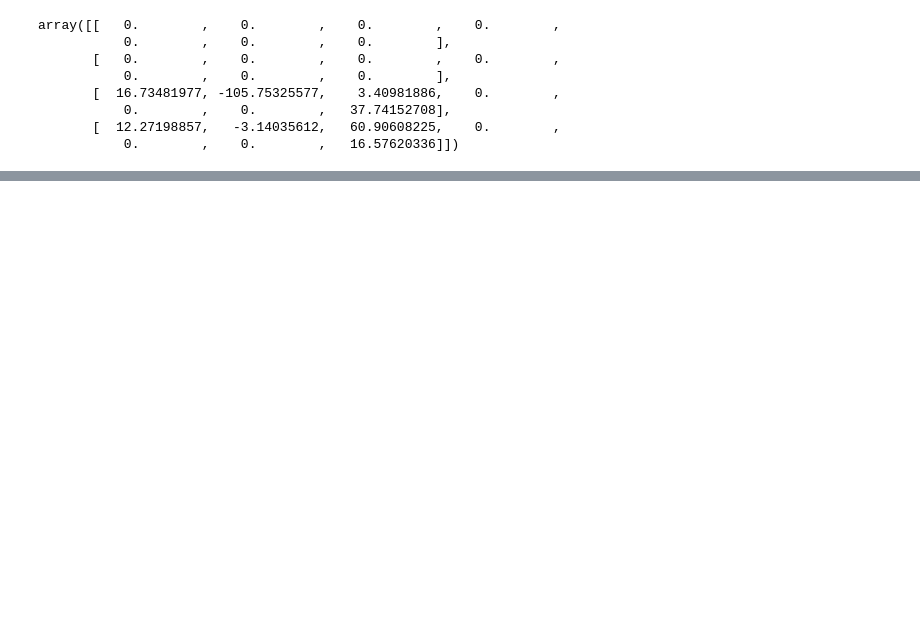
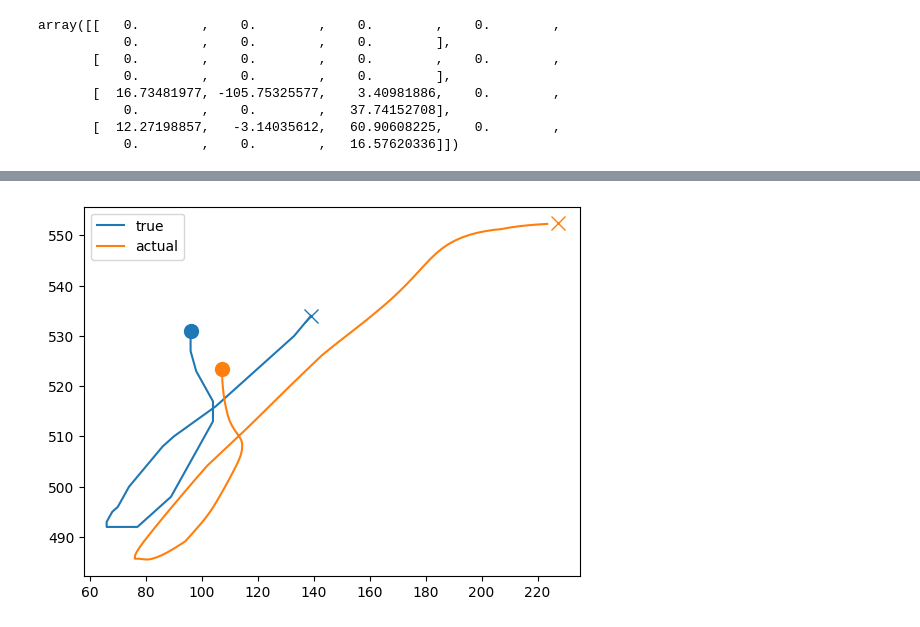
Before and after one commit to ashwin133/BrainMachineInterfaces_pilotExperiment, a Jupyter notebook: DataAnalysis/conductDecoderAnalysis.ipynb, the cells around one changed output, grey strips where cells are left out. Drawn from its saved outputs; the diff is of its cells as text; code cells hidden in the pictures; blank space fills up the shorter version.

```diff
--- a/DataAnalysis/conductDecoderAnalysis.ipynb
+++ b/DataAnalysis/conductDecoderAnalysis.ipynb
@@ -362,0 +471,97 @@ mdl.findOptimalG(u)
+# %%
+# Now let's try to fit data without explicitly teaching it about g still only for tight hand
+F = np.mat([[1,0,0.92,0],[0,1,0,0.92],[-0.06,0,-0.06,0],[0,-0.06,0,0]])
+
+H = np.mat([[1,0,0,0],[0,1,0,0],[0,0,1,0],[0,0,0,1]])
+print(H.shape)
+
+mdl_2 = StateModel(F,G = None, H = H,X0 = X0)
+
+
+# Retrieve control Input
+# retrieve cal matrix
+calMatrix_ = dataProcessor.trainingDataGameEngine.calibrationMatrix
+calMatrix = np.zeros((6,6))
+calMatrix[0:3,0:3] = calMatrix_
+calMatrix[3:6,3:6] = calMatrix_
+controlData = dataProcessor.trainingDataGameEngine.controlRigidBodyDatastore
+# calibrated
+controlData_calibrated = np.matmul(calMatrix,controlData.transpose()).transpose()
+
+# delete calibration data
+calIdx = dataProcessor.trainingFinalCalibrationIdx
+controlData_calibrated = controlData_calibrated[calIdx+1:]
+print(controlData_calibrated.shape) # shape ... x 3
+noRecordings = controlData_calibrated.shape[0]
+u = np.zeros((noRecordings,7))
+u[:,:3] = controlData_calibrated[:,:3] - dataProcessor.trainingDataGameEngine.pcaleftRight.mean_
+u[:,6] = np.ones(noRecordings)
+
+
+
+velocityData = dataProcessor.trainingDataGameEngine.cursorVelocityWriteDatastore[1:]
+dists = dataProcessor.trainingDataGameEngine.cursorPositionWriteDatastore[1:,:]
+X = np.zeros((dists.shape[0],4))
+X[:,0:2] = dists
+X[:,2:4] = velocityData
+mdl_2.X = X
+mdl_2.findOptimalG(u)
+mdl_2.G = mdl_2.G_opt
+mdl_2.findZ_X_noNoise(u)
+
+dists_ = dists.copy()
+#dists_[:,1] = - dists[:,1] + 700
+plotComparison(dists_,mdl_2.Z,plotFrom = 1000,plotTo = 1100)
+
+
+# fetch list of velocities
+velocityData = dataProcessor.trainingDataGameEngine.cursorVelocityWriteDatastore[1:]
+velocityData.shape # shape 1877 x 2
+
+velocityData_ = velocityData.copy()
+#velocityData_[:,1] =  velocityData[:,1]
+
+plotComparison(velocityData_,mdl_2.Z[:,2:],plotFrom = 1000,plotTo = 1100)
+
+
+# NOW test on TEST DATA
+
+print("TEST")
+
+# Retrieve control Input
+# retrieve cal matrix
+calMatrix_ = dataProcessor.testDataGameEngine.calibrationMatrix
+calMatrix = np.zeros((6,6))
+calMatrix[0:3,0:3] = calMatrix_
+calMatrix[3:6,3:6] = calMatrix_
+controlData = dataProcessor.testDataGameEngine.controlRigidBodyDatastore
+# calibrated
+controlData_calibrated = np.matmul(calMatrix,controlData.transpose()).transpose()
+
+# delete calibration data
+calIdx = dataProcessor.testFinalCalibrationIdx
+controlData_calibrated = controlData_calibrated[calIdx+1:]
+print(controlData_calibrated.shape) # shape ... x 3
+noRecordings = controlData_calibrated.shape[0]
+u = np.zeros((noRecordings,7))
+u[:,:3] = controlData_calibrated[:,:3] - dataProcessor.testDataGameEngine.pcaleftRight.mean_
+u[:,6] = np.ones(noRecordings)
+
+mdl_2.findZ_X_noNoise(u)
+
+
+dists = dataProcessor.testDataGameEngine.cursorPositionWriteDatastore[1:,:]
+dists_ = dists.copy()
+#dists_[:,1] = - dists[:,1] + 700
+plotComparison(dists_,mdl_2.Z,plotFrom = 1000,plotTo = 1100)
+
+
+# fetch list of velocities
+velocityData = dataProcessor.testDataGameEngine.cursorVelocityWriteDatastore[1:]
+velocityData.shape # shape 1877 x 2
+
+velocityData_ = velocityData.copy()
+#velocityData_[:,1] =  velocityData[:,1]
+
+plotComparison(velocityData_,mdl_2.Z[:,2:],plotFrom = 1000,plotTo = 1100)
+# %% [output]
@@ -362,0 +571 @@ mdl.findOptimalG(u)
+[figure, added]
```
Also changed, not shown: parts of 16 cells of this notebook, 8 other files.
